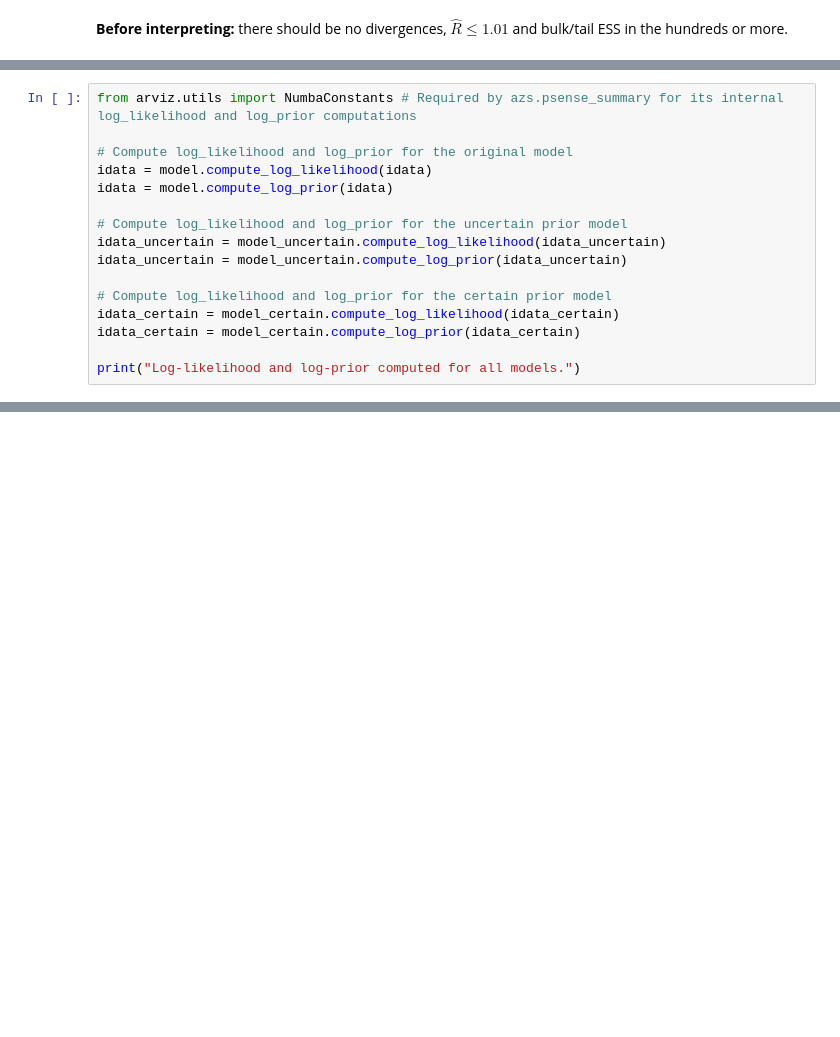
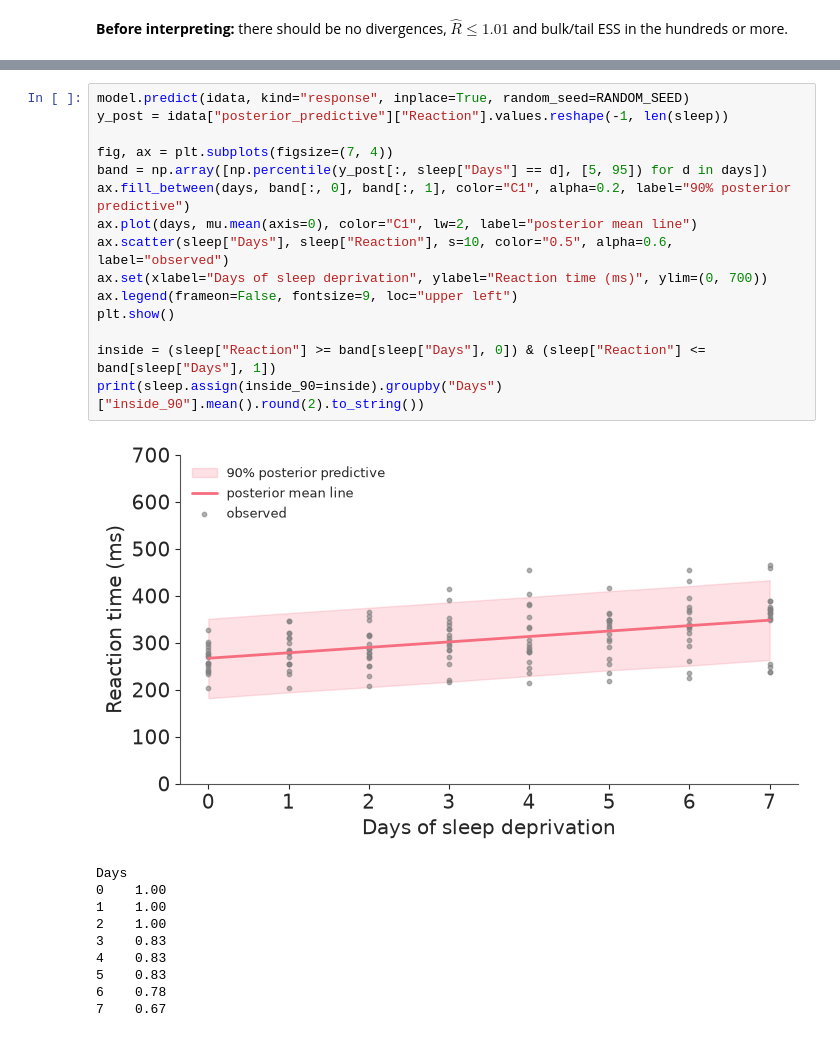
Before and after one commit to EnzonioBanderas/BayesianShortCourse, a Jupyter notebook: sleep/01_linear_baseline.ipynb, the cells around one changed output, grey strips where cells are left out. Cells and saved outputs as stored; diff of their text form; blank space fills up the shorter version.

```diff
--- a/sleep/01_linear_baseline.ipynb
+++ b/sleep/01_linear_baseline.ipynb
@@ -283,16 +228,0 @@ We will use `arviz_stats.psense_summary` to compute and summarize this analysis
-# %%
-from arviz.utils import NumbaConstants # Required by azs.psense_summary for its internal log_likelihood and log_prior computations
-
-# Compute log_likelihood and log_prior for the original model
-idata = model.compute_log_likelihood(idata)
-idata = model.compute_log_prior(idata)
-
-# Compute log_likelihood and log_prior for the uncertain prior model
-idata_uncertain = model_uncertain.compute_log_likelihood(idata_uncertain)
-idata_uncertain = model_uncertain.compute_log_prior(idata_uncertain)
-
-# Compute log_likelihood and log_prior for the certain prior model
-idata_certain = model_certain.compute_log_likelihood(idata_certain)
-idata_certain = model_certain.compute_log_prior(idata_certain)
-
-print("Log-likelihood and log-prior computed for all models.")
@@ -316,0 +235,26 @@ What important structure in the data does this population-average model fail to
+# %%
+model.predict(idata, kind="response", inplace=True, random_seed=RANDOM_SEED)
+y_post = idata["posterior_predictive"]["Reaction"].values.reshape(-1, len(sleep))
+
+fig, ax = plt.subplots(figsize=(7, 4))
+band = np.array([np.percentile(y_post[:, sleep["Days"] == d], [5, 95]) for d in days])
+ax.fill_between(days, band[:, 0], band[:, 1], color="C1", alpha=0.2, label="90% posterior predictive")
+ax.plot(days, mu.mean(axis=0), color="C1", lw=2, label="posterior mean line")
+ax.scatter(sleep["Days"], sleep["Reaction"], s=10, color="0.5", alpha=0.6, label="observed")
+ax.set(xlabel="Days of sleep deprivation", ylabel="Reaction time (ms)", ylim=(0, 700))
+ax.legend(frameon=False, fontsize=9, loc="upper left")
+plt.show()
+
+inside = (sleep["Reaction"] >= band[sleep["Days"], 0]) & (sleep["Reaction"] <= band[sleep["Days"], 1])
+print(sleep.assign(inside_90=inside).groupby("Days")["inside_90"].mean().round(2).to_string())
+# %% [output]
+[figure, added]
+Days
+0    1.00
+1    1.00
+2    1.00
+3    0.83
+4    0.83
+5    0.83
+6    0.78
+7    0.67
```
Also changed, not shown: parts of 33 cells of this notebook.
